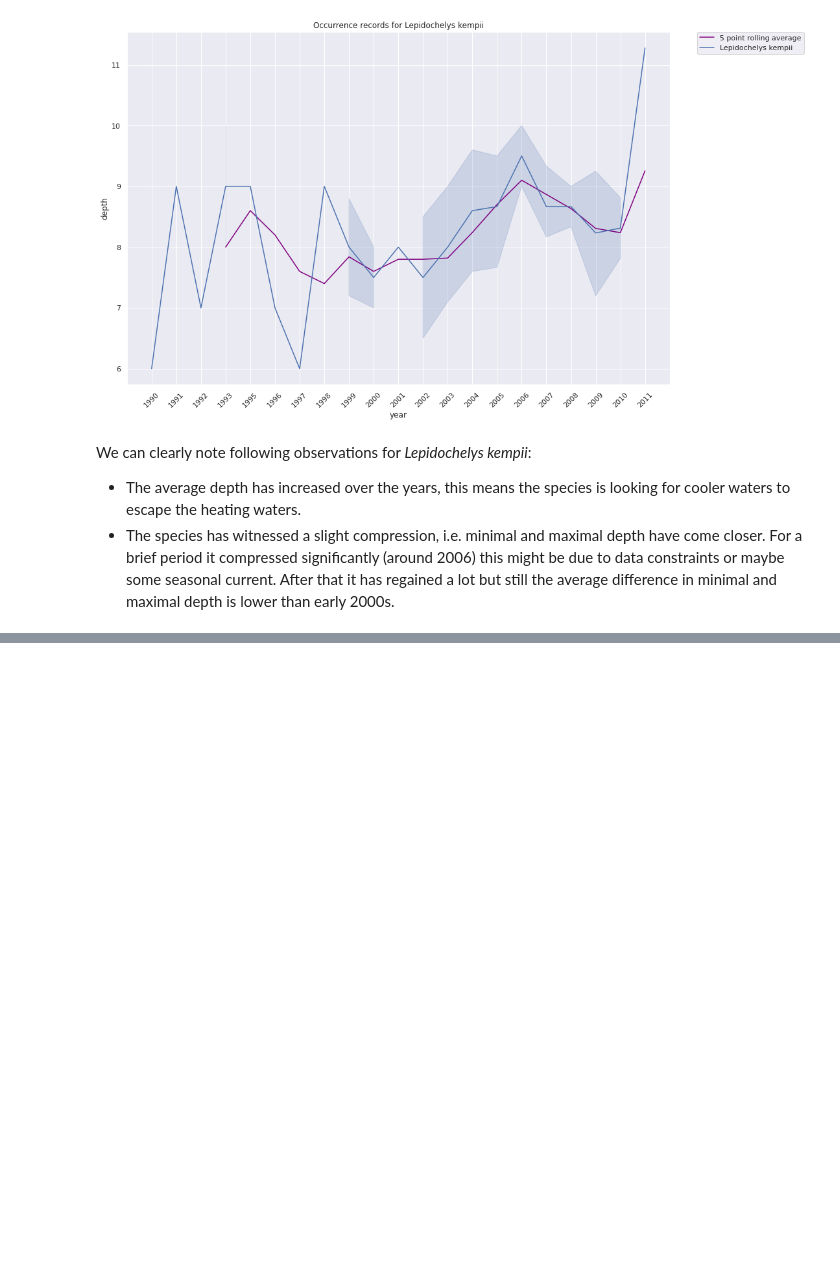
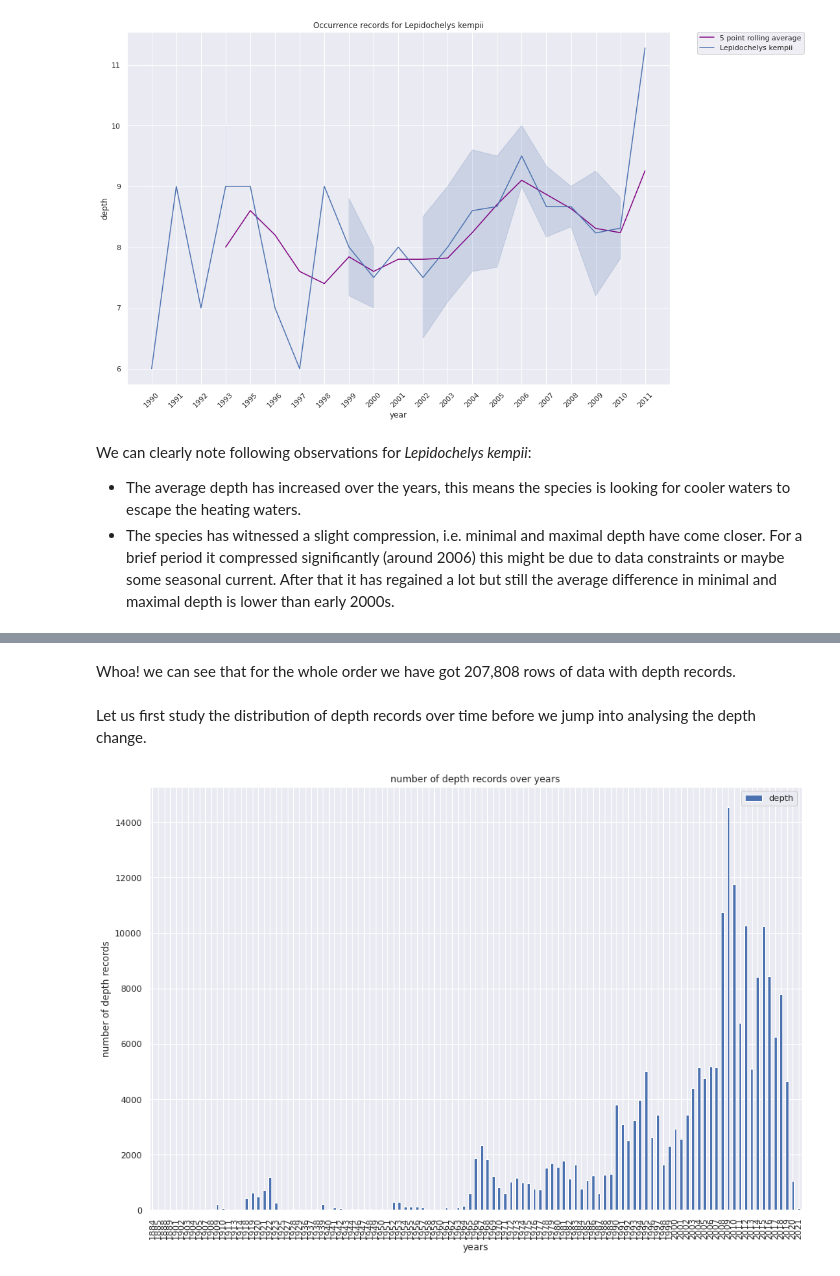
Before and after one commit to iobis/pyobis, a Jupyter notebook: notebooks/depth_time_series.ipynb, the cells around one changed output, grey strips where cells are left out. Saved outputs shown, nothing was run; the diff lists cells and outputs as text; code cells hidden in the pictures; blank space fills up the shorter version.

```diff
--- a/notebooks/depth_time_series.ipynb
+++ b/notebooks/depth_time_series.ipynb
@@ -137,4 +141,0 @@ We can see a lot of variations around post 1900. Let us zoom into that timeframe
-# %%
-sns.set_style("darkgrid")
-p = sns.lineplot(x = timeDF[timeDF["year"]>1900]["year"],y = timeDF[timeDF["year"]>1900]["depth"])
-p.set_title("Depth in meters for Mola mola after 1900");
@@ -371,0 +376,4 @@ We can clearly note following observations for *Lepidochelys kempii*:
+# %%
+res = occ.search(taxonid=10332, startdepth=-1.0, startdate='1700-00-00') # let's set a start date to obtain non-nan records
+tet_df = pd.DataFrame(res["results"])
+tet_df
@@ -371,0 +395,13 @@ We can clearly note following observations for *Lepidochelys kempii*:
+# %% [markdown]
+Whoa! we can see that for the whole order we have got 207,808 rows of data with depth records.
+# %% [markdown]
+Let us first study the distribution of depth records over time before we jump into analysing the depth change.
+# %%
+tet_df["nYear"] = tet_df.eventDate.str[:4].astype(int)
+# %%
+tet_df[["nYear","depth"]].groupby("nYear").count().plot.bar()
+plt.xlabel("years")
+plt.ylabel("number of depth records")
+plt.title("number of depth records over years");
+# %% [output]
+[figure, added]
```
Also changed, not shown: parts of 46 cells of this notebook.
